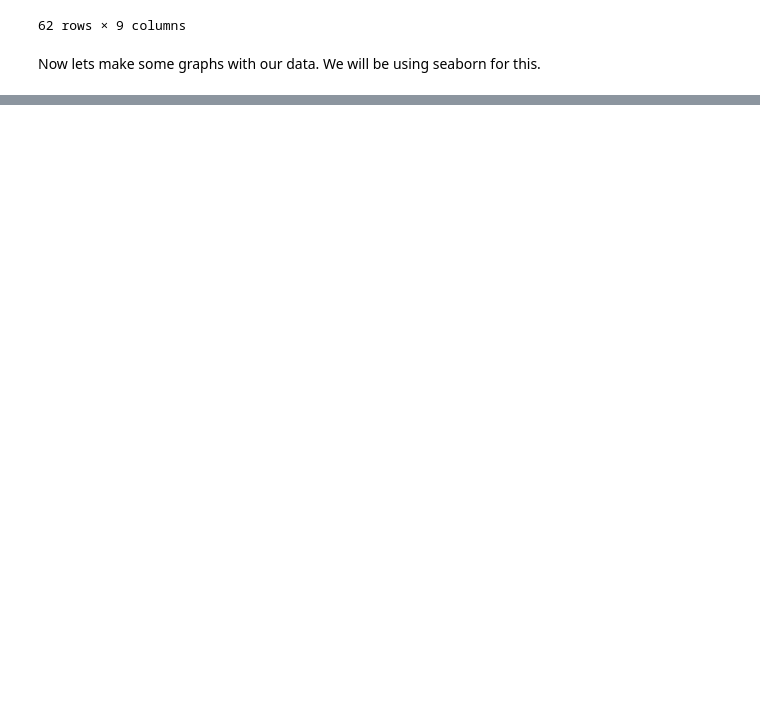
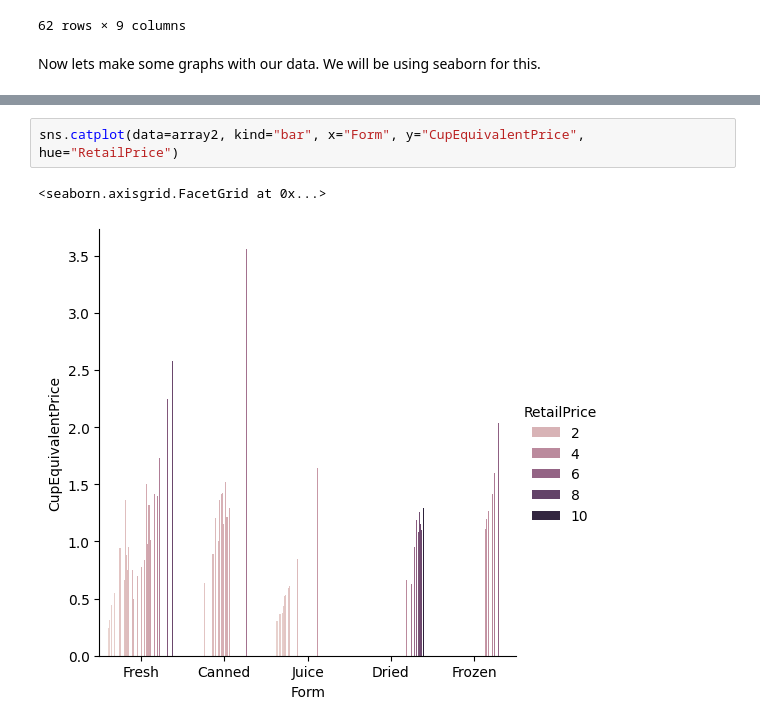
Before and after one commit to aelliott26/ITE140, a Jupyter notebook: Jupyter_Notebooks/PandaPractice.ipynb, the cells around one changed output, grey strips where cells are left out. Drawn from its saved outputs; the diff is of its cells as text; blank space fills up the shorter version.

Commit message:
Finished With Seaborn

```diff
--- a/Jupyter_Notebooks/PandaPractice.ipynb
+++ b/Jupyter_Notebooks/PandaPractice.ipynb
@@ -181,0 +194,5 @@ URLError: <urlopen error [SSL: CERTIFICATE_VERIFY_FAILED] certificate verify fai
+# %%
+sns.catplot(data=array2, kind="bar", x="Form", y="CupEquivalentPrice", hue="RetailPrice")
+# %% [output]
+<seaborn.axisgrid.FacetGrid at 0x...>
+[figure, added]
```
Also changed, not shown: parts of 10 cells of this notebook.
